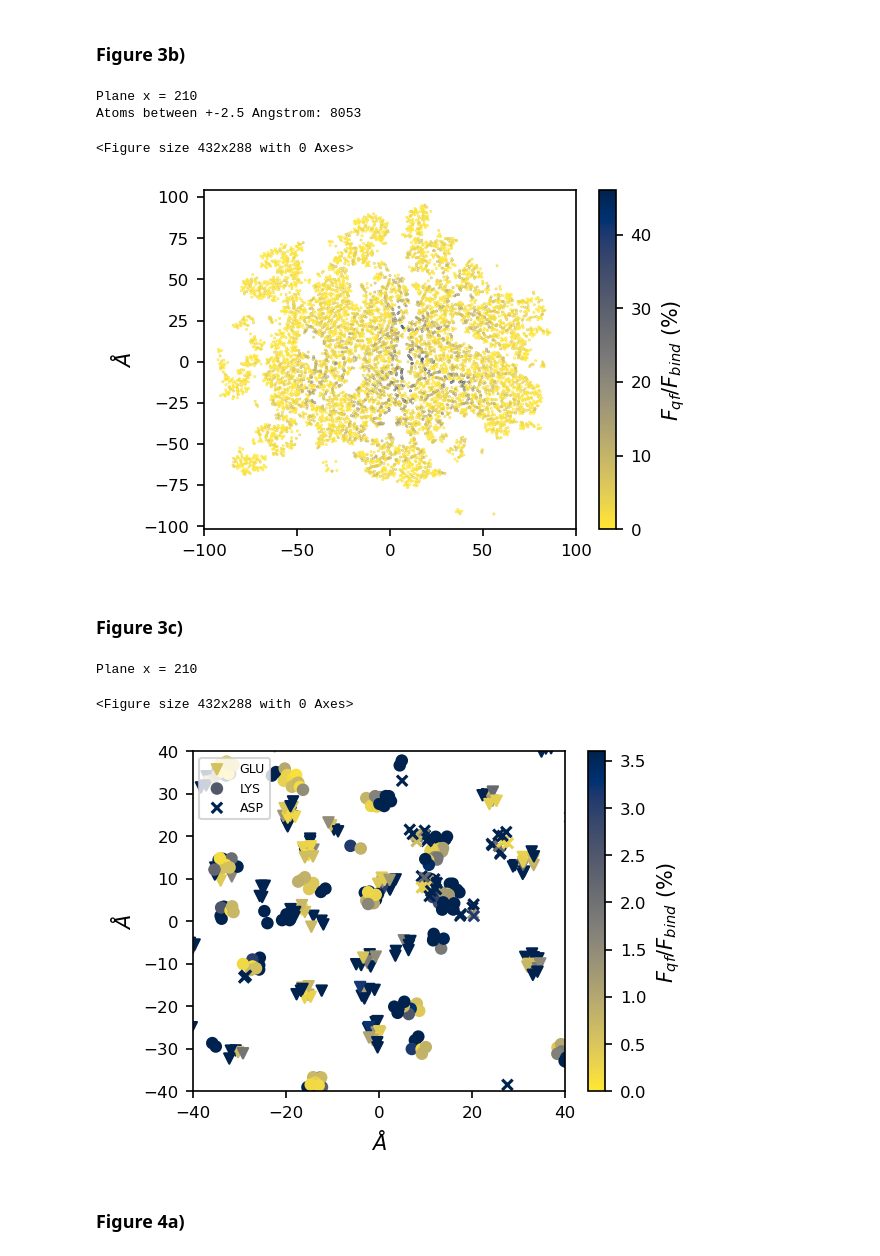
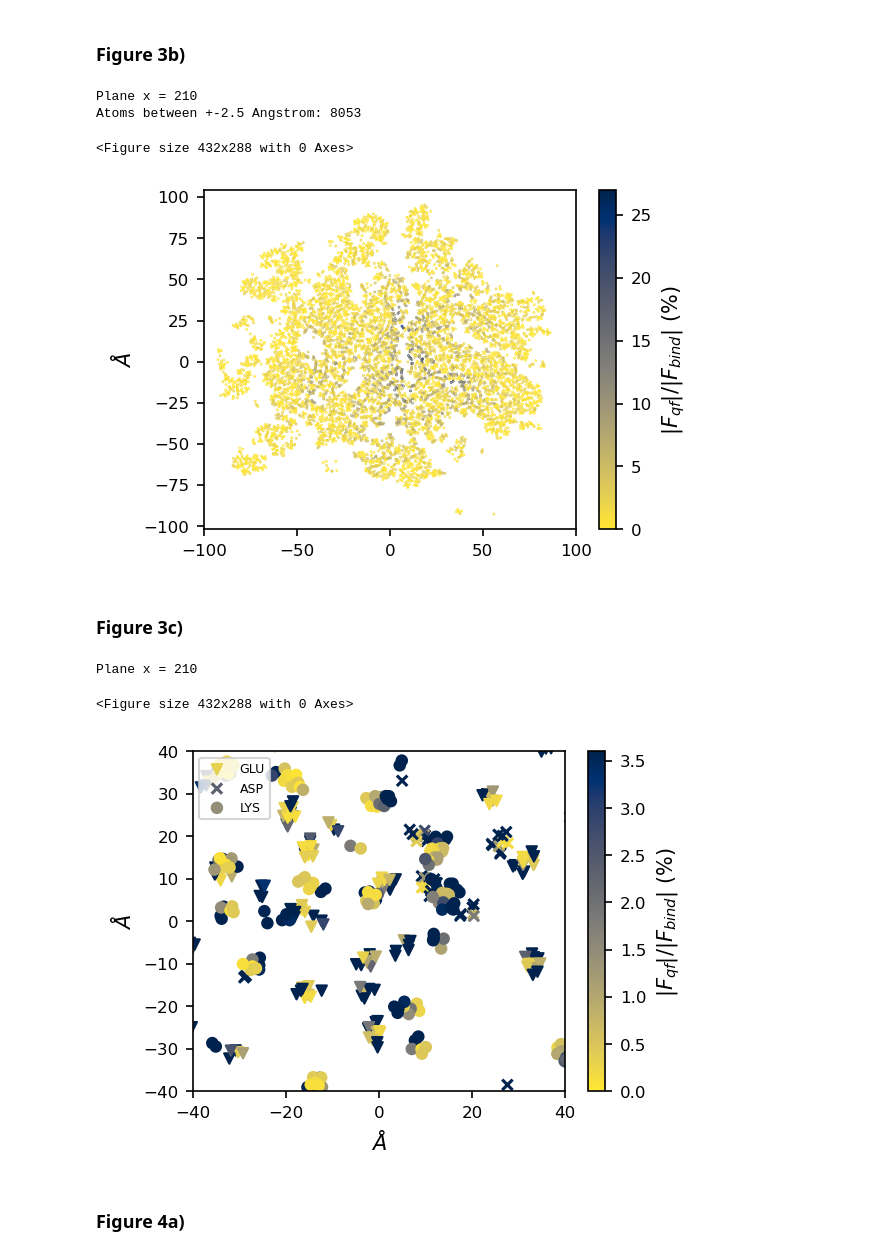
Before and after one commit to iaddison-smith/plots_afmtip, a Jupyter notebook: Forcesqf_afmtip.ipynb, the cells around one changed output. Saved outputs shown, nothing was run; the diff lists cells and outputs as text; code cells hidden in the pictures.

```diff
--- a/Forcesqf_afmtip.ipynb
+++ b/Forcesqf_afmtip.ipynb
@@ -134,6 +141,7 @@ def get_qnet_planes(x_min,x_max, h,  q, types, position, amino_acid_name):
 ### Read dphir.txt files from Pygbe
 # %%
 folder='zika_afm\\sysBunchAnalysisConesLSalt20mM\\zatsc' #Folder containing dphir.txt files
+case = 'cone_20_mM' #sphere, cone, cone_40_mM, cone_20_mM
 dphi_386c = numpy.loadtxt(folder+'386/dphir.txt')   # d=0.2nm
 #dphi_390c = numpy.loadtxt(folder+'390/dphir.txt')   # d=0.6nm
 #dphi_394c = numpy.loadtxt(folder+'394/dphir.txt')   # d=1.0nm
@@ -147,6 +155,20 @@ position, q, amino_acid_name, amino_acid_number, atom_name, chain = readpqr('zik
 delta_dphi_386_local = dphi_386c - dphi_1384c #Calculate interaction potential
 fqf_386, fqf_mag_386, Fqf_386, Fqf_mag_386 = compute_force(delta_dphi_386_local, q)
 
+# Binding force magnitude, Select the corresponding case!!!!!!!!!!!!!!!!!!!
+if case == 'sphere':
+    f_tot_mag_386 = numpy.sqrt((-2.1197685475579964)**2+(0.36092747252832624)**2+(0.00760169067022572)**2) #Sphere
+    top_aa = ['GLU','LYS','ASP','SER','THR']
+elif case == 'cone':
+    f_tot_mag_386 = numpy.sqrt((-2.218853305353352123)**2+(2.968578948845190801e-01)**2+(-3.644038752826838506e-02)**2) #Cone
+    top_aa = ['GLU','ASP','LYS','THR','SER']
+elif case == 'cone_40_mM':
+    f_tot_mag_386 = numpy.sqrt((-3.594757604969431419)**2+(8.692406834832719364e-02)**2+(-3.006900128187715501e-02)**2) #Cone 40 mM
+    top_aa = ['LYS','GLU','ASP','ARG','THR']
+elif case == 'cone_20_mM':
+    f_tot_mag_386 = numpy.sqrt((-3.661415682242961545)**2+(-2.450613861796472615e-01)**2+(1.699086204800153155e-01)**2) #Cone 20 mM
+    top_aa = ['LYS','ASP','GLU','ARG','ILE']
+
 # Identify aminoacids in .pqr file
 types = []
 for j in range(amino_acid_name.shape[0]):
@@ -197,7 +223,6 @@ Atoms displaced by more than +-2.5 Angstrom:  22883
 # Select plane for the plot
 plane = 210#-145.25
 near_plane = numpy.where(abs(position[:,0]-plane)<2.5)[0]
-f_tot_mag_386 = numpy.sqrt((-2.1197685475579964)**2+(0.36092747252832624)**2+(0.00760169067022572)**2)
 
 # Plotting
 y = position[near_plane,1]
@@ -206,57 +231,56 @@ f_porcent = 100*(fqf_mag_386[near_plane])/(f_tot_mag_386)
 plt.clf()
 plt.figure(figsize=(4,3),dpi=150)
 plt.scatter(y,z,c=f_porcent,cmap='cividis_r',vmin=0,marker='.',s=0.5)
-plt.colorbar(label=r'$F_{qf}/F_{bind}$ (%) ')
+plt.colorbar(label=r'$\| F_{qf}\| /\| F_{bind}\| $ (%) ')
 plt.xlim([-100,100])
 plt.ylabel('$\AA$')
-plt.savefig('plots\\forces_qf_condelta_x={0}ang_3b.pdf'.format(plane), format='pdf',dpi=300,bbox_inches='tight')
+plt.savefig('plots\\forces_qf_condelta_x={0}ang_3b_{1}.pdf'.format(plane,case), format='pdf',dpi=300,bbox_inches='tight')
 print('Plane x =', plane)
 print('Atoms between +-2.5 Angstrom:', len(near_plane))
 # %% [output]
 Plane x = 210
 Atoms between +-2.5 Angstrom: 8053
 <Figure size 432x288 with 0 Axes>
-[figure, old version]
+[figure, new version]
 # %% [markdown]
 ### Figure 3c)
 # %%
 # Plotting for each chain
 plane = 210 #-145.25
 near_plane_abs = numpy.where(abs(position[:,0]-plane)<2.5)[0] #Plane between +-1 angstrom
-f_tot_mag_386 = numpy.sqrt((-2.1197685475579964)**2+(0.36092747252832624)**2+(0.00760169067022572)**2)
 near_plane_GLU = numpy.where(amino_acid_name[near_plane_abs] == b'GLU')[0] #Selecting atoms of the chain GLU
 near_plane_LYS = numpy.where(amino_acid_name[near_plane_abs] == b'LYS')[0] #Selecting atoms of the chain LYS
 near_plane_ASP = numpy.where(amino_acid_name[near_plane_abs] == b'ASP')[0] #Selecting atoms of the chain ASP
 
 
 # Plotting
 y_GLU = position[near_plane_abs[near_plane_GLU],1]
 z_GLU = position[near_plane_abs[near_plane_GLU],2]
 f_porcent_GLU = 100*(fqf_mag_386[near_plane_abs[near_plane_GLU]])/(f_tot_mag_386)
 y_LYS = position[near_plane_abs[near_plane_LYS],1]
 z_LYS = position[near_plane_abs[near_plane_LYS],2]
 f_porcent_LYS = 100*(fqf_mag_386[near_plane_abs[near_plane_LYS]])/(f_tot_mag_386)
 y_ASP = position[near_plane_abs[near_plane_ASP],1]
 z_ASP = position[near_plane_abs[near_plane_ASP],2]
 f_porcent_ASP = 100*(fqf_mag_386[near_plane_abs[near_plane_ASP]])/(f_tot_mag_386)
 
 
 plt.clf()
 plt.figure(figsize=(4,3),dpi=150)
-plt.scatter(y_GLU,z_GLU,c=f_porcent_GLU,s=25,cmap='cividis_r',marker='v',vmin=0,vmax=3.6)
-plt.scatter(y_LYS,z_LYS,c=f_porcent_LYS,s=25,cmap='cividis_r',marker='o',vmin=0,vmax=3.6)
-plt.scatter(y_ASP,z_ASP,c=f_porcent_ASP,s=25,cmap='cividis_r',marker='x',vmin=0,vmax=3.6)
+plt.scatter(y_GLU,z_GLU,c=f_porcent_GLU,s=25,cmap='cividis_r',marker='v',vmin=0,vmax=3.6,label='GLU')
+plt.scatter(y_ASP,z_ASP,c=f_porcent_ASP,s=25,cmap='cividis_r',marker='x',vmin=0,vmax=3.6,label='ASP')
+plt.scatter(y_LYS,z_LYS,c=f_porcent_LYS,s=25,cmap='cividis_r',marker='o',vmin=0,vmax=3.6,label='LYS')
 plt.xlim([-40,40]); plt.ylim([-40,40])
-plt.legend(['GLU','LYS','ASP'],loc='upper left',prop={'size': 6})
+plt.legend(loc='upper left',prop={'size': 6})
 plt.ylabel('$\AA$')
 plt.xlabel('$\AA$')
-plt.colorbar(label=r'$F_{qf}/F_{bind}$ (%) ')
-plt.savefig('plots\\forces_qf_condelta_x={0}ang_{1}_3c.pdf'.format(plane,'GLULYSASP'), format='pdf',dpi=300,bbox_inches='tight')
+plt.colorbar(label=r'$\| F_{qf} \| / \| F_{bind} \| $ (%) ')
+plt.savefig('plots\\forces_qf_condelta_x={0}ang_{1}_3c_{2}.pdf'.format(plane,'GLULYSASP',case), format='pdf',dpi=300,bbox_inches='tight')
 print('Plane x =', plane)
 # %% [output]
 Plane x = 210
 <Figure size 432x288 with 0 Axes>
-[figure, old version]
+[figure, new version]
 # %% [markdown]
 ### Figure 4a)
 # %%
```
Also changed, not shown: parts of 6 cells of this notebook, 1 other file.
